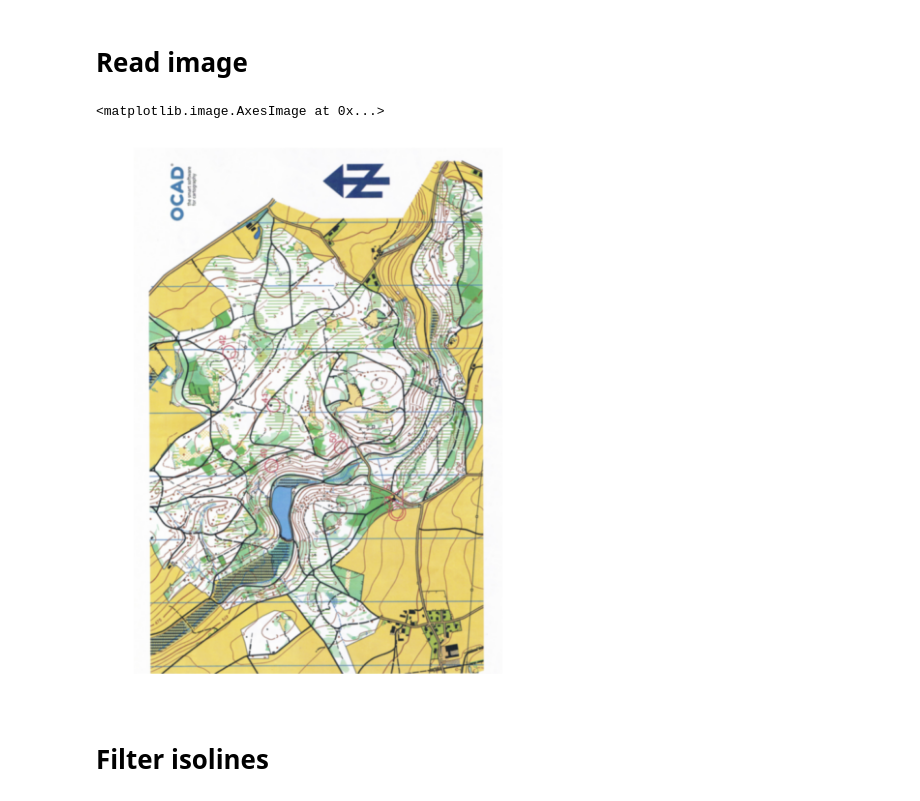
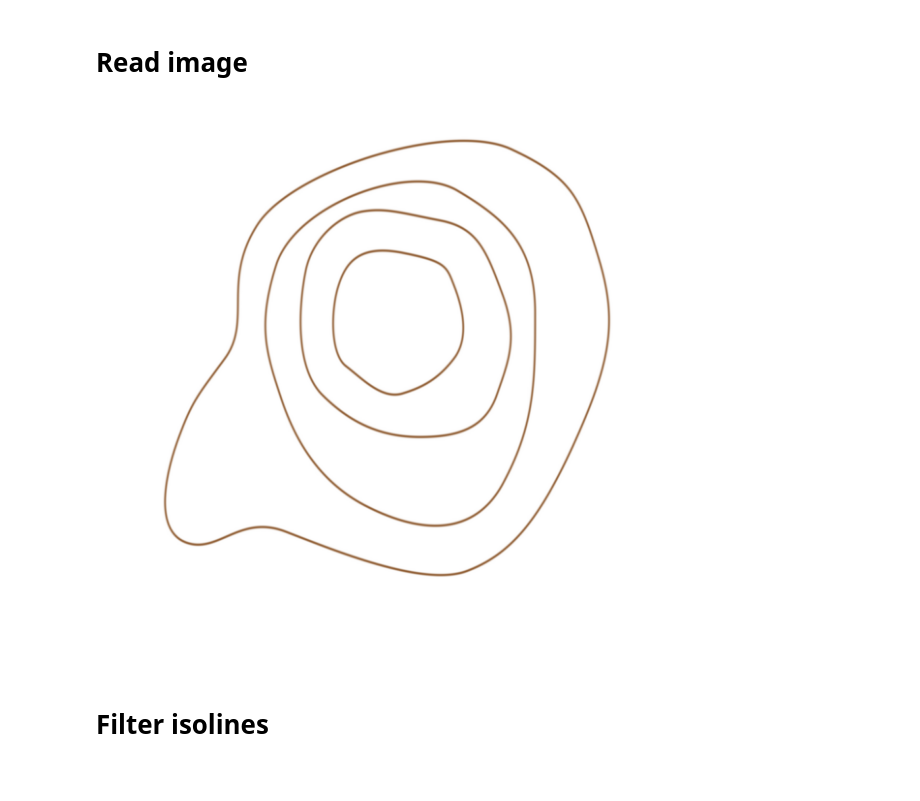
Before and after one commit to flavian112/olto3d, a Jupyter notebook: src/mapDigitalisation.ipynb, the cells around one changed output. Saved outputs shown, nothing was run; the diff lists cells and outputs as text; code cells hidden in the pictures.

Commit message:
Contour detection example added

```diff
--- a/src/mapDigitalisation.ipynb
+++ b/src/mapDigitalisation.ipynb
@@ -19,14 +26,20 @@ import src.filesystem
 # %% [markdown]
 # Read image
 # %%
-mapPath =  "ressources/maps/map1.jpg"
+mapPath = "ressources/simplified/contourtest.jpg" #"ressources/simplified/contourtest.jpg" #"ressources/maps/map1.jpg"
 img = src.filesystem.readImg(mapPath)
 img = cv2.cvtColor(img, cv2.COLOR_BGR2RGB)
+
+gray = cv2.cvtColor(img, cv2.COLOR_BGR2GRAY)
+
+height, width, channels = img.shape
+blank_image = np.zeros((height, width,1), np.uint8)
+
 plt.figure(figsize=[10,10])
 plt.axis('off')
 plt.imshow(img, interpolation="bicubic")
+plt.show()
 # %% [output]
-<matplotlib.image.AxesImage at 0x...>
-[figure, old version]
+[figure, new version]
 # %% [markdown]
 # Filter isolines
```
Also changed, not shown: parts of 5 cells of this notebook, 5 other files.
